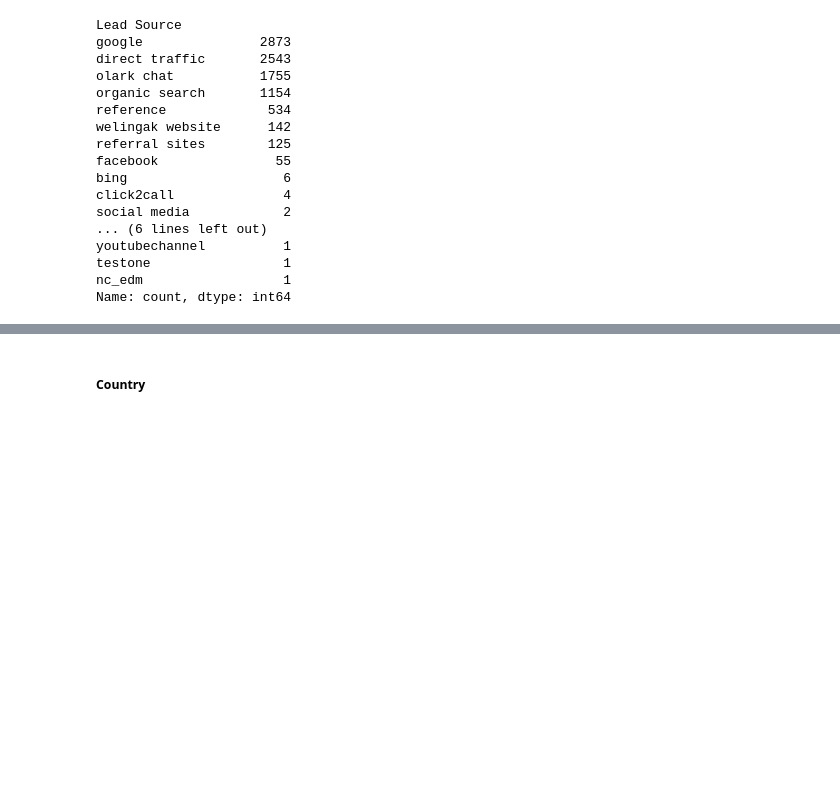
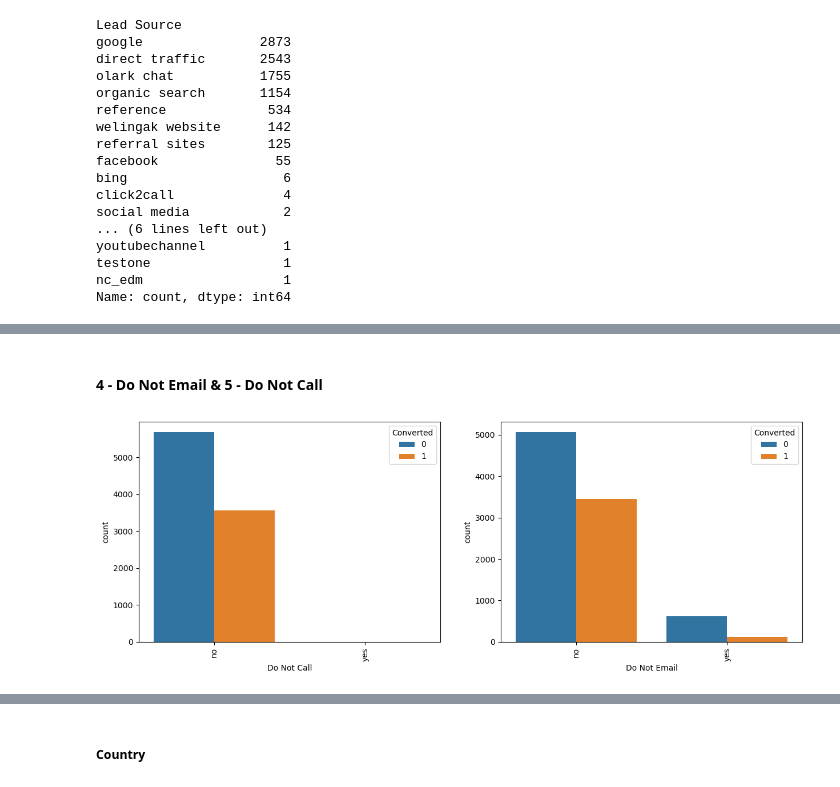
Before and after one commit to yuledez/Project_4_lead_scoring, a Jupyter notebook: lead_scoring_project4_YL.ipynb, the cells around one changed output, grey strips where cells are left out. Saved outputs shown, nothing was run; the diff lists cells and outputs as text; code cells hidden in the pictures; blank space fills up the shorter version.

```diff
--- a/lead_scoring_project4_YL.ipynb
+++ b/lead_scoring_project4_YL.ipynb
@@ -404,0 +472,20 @@ Name: count, dtype: int64
+# %% [markdown]
+#### 4 - Do Not Email & 5 - Do Not Call
+# %%
+#visualizing count of Variable based on Converted value
+
+plt.figure(figsize=(15, 5))
+
+# Plotting 'Do Not Call' with 'Converted' as hue
+ax1 = plt.subplot(1, 2, 1)
+sns.countplot(x='Do Not Call', hue='Converted', data=df_leads, ax=ax1)
+ax1.set_xticklabels(ax1.get_xticklabels(), rotation=90)
+
+# Plotting 'Do Not Email' with 'Converted' as hue
+ax2 = plt.subplot(1, 2, 2)
+sns.countplot(x='Do Not Email', hue='Converted', data=df_leads, ax=ax2)
+ax2.set_xticklabels(ax2.get_xticklabels(), rotation=90)
+
+plt.show()
+# %% [output]
+[figure, added]
```
Also changed, not shown: parts of 92 cells of this notebook.
